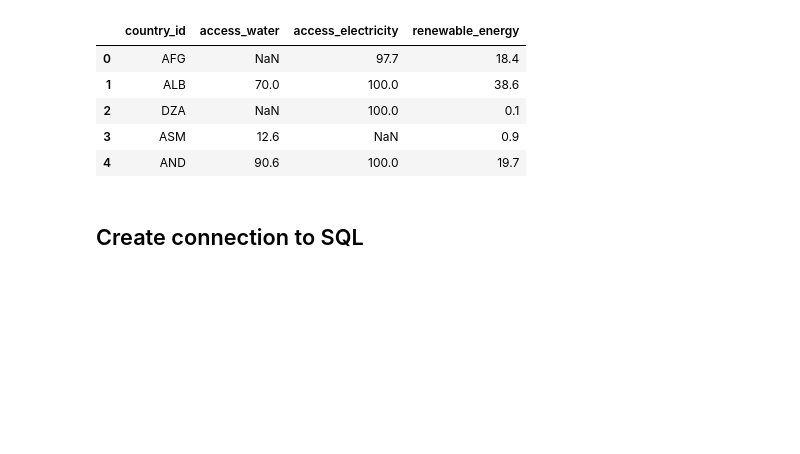
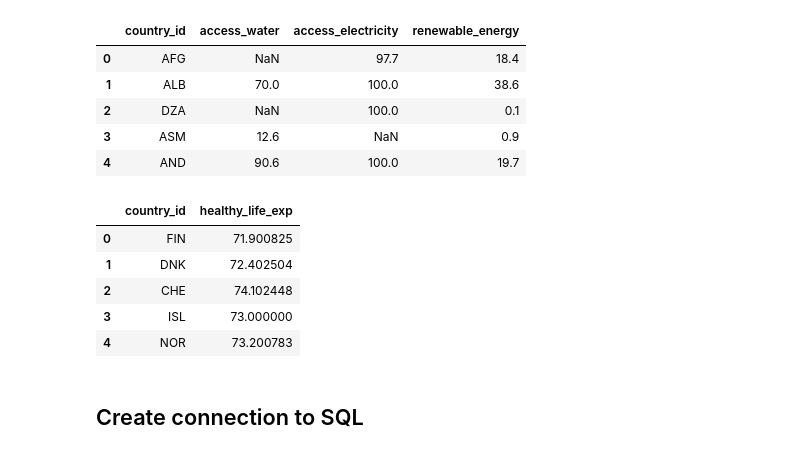
Before and after one commit to verocastillo/happiness-database, a Jupyter notebook: jupyter/main_notebook.ipynb, the cells around one changed output. Cells and saved outputs as stored; diff of their text form; code cells hidden in the pictures; blank space fills up the shorter version.

```diff
--- a/jupyter/main_notebook.ipynb
+++ b/jupyter/main_notebook.ipynb
@@ -160,3 +165,17 @@ sustainability_df.head()
+# %%
+# Generate health table
+health_df = xhappiness_df[['Country code', 'Healthy life expectancy']]
+health_df = health_df.rename(columns={'Country code' : 'country_id',
+                                            'Healthy life expectancy' : 'healthy_life_exp',
+                                            })
+health_df.head()
+# %% [output]
+|  | country_id | healthy_life_exp |
+| 0 | FIN | 71.900825 |
+| 1 | DNK | 72.402504 |
+| 2 | CHE | 74.102448 |
+| 3 | ISL | 73.000000 |
+| 4 | NOR | 73.200783 |
 # %% [markdown]
 ## Create connection to SQL
 # %%
```
Also changed, not shown: parts of 5 cells of this notebook, 2 other files.
